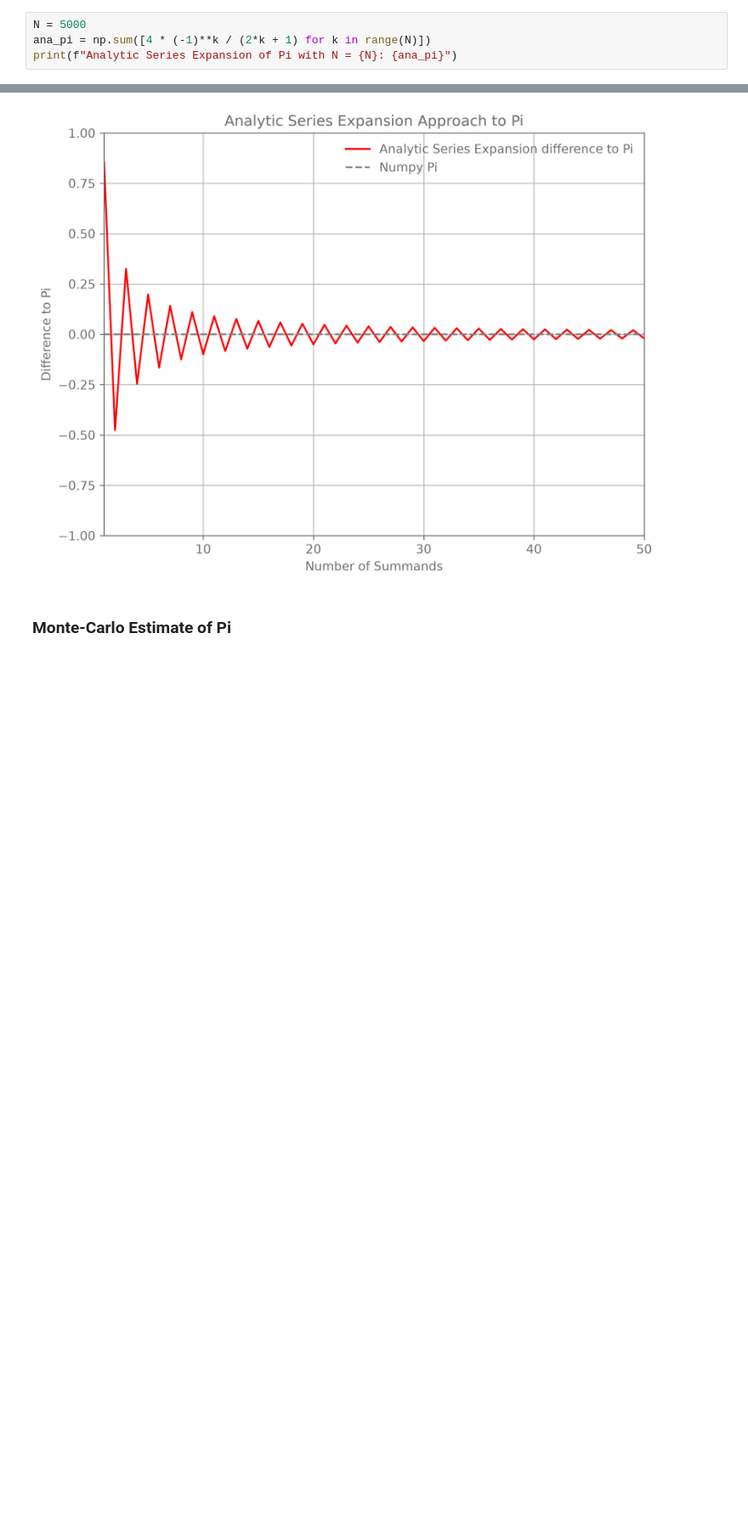
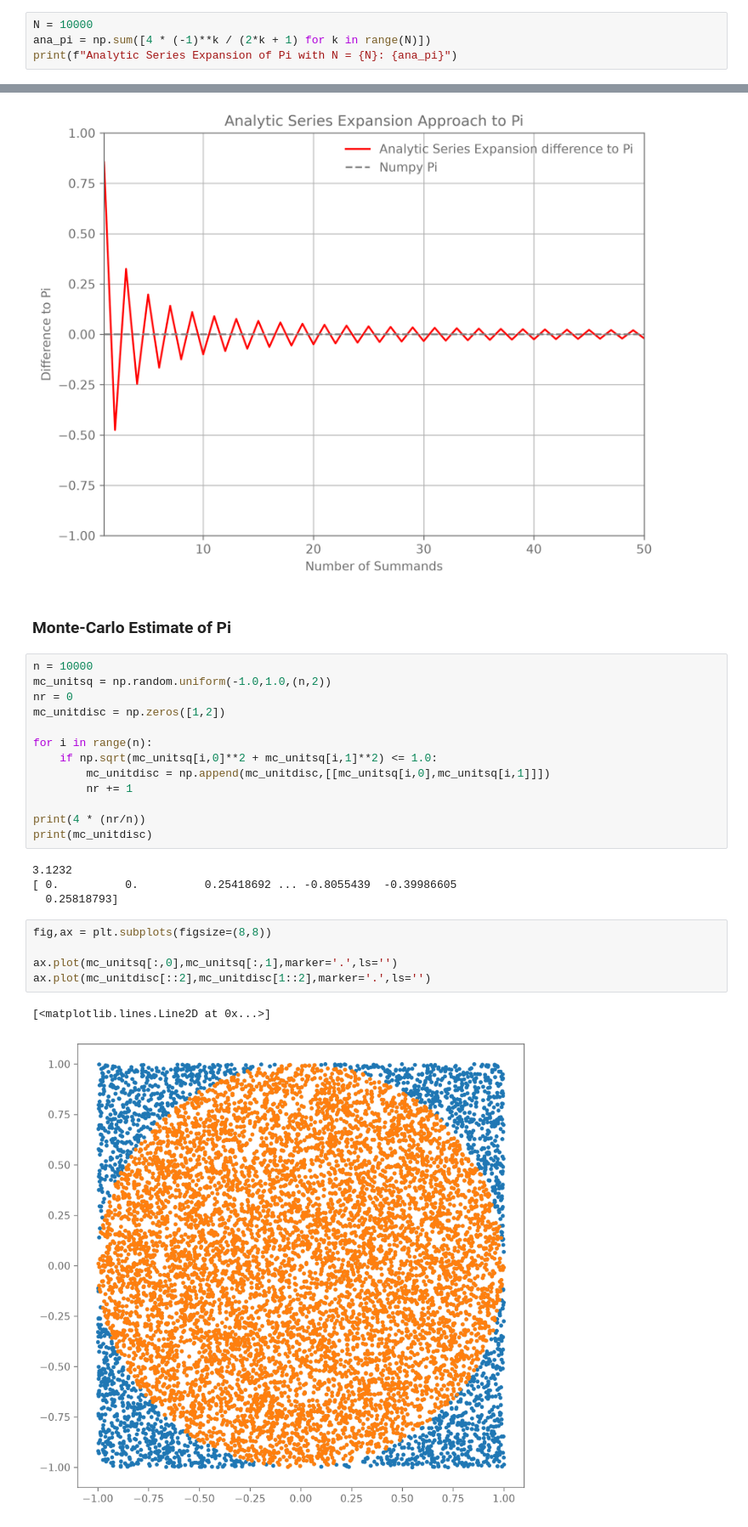
Before and after one commit to Miiirrex/Bayesian-Stats-HS2026, a Jupyter notebook: my_solutions/week1.ipynb, the cells around one changed output, grey strips where cells are left out. Shown at 85% size. Drawn from its saved outputs; the diff is of its cells as text; blank space fills up the shorter version.

```diff
--- a/my_solutions/week1.ipynb
+++ b/my_solutions/week1.ipynb
@@ -21,7 +21,7 @@ Numpy Pi: 3.141592653589793
 # %% [markdown]
 ### Analytic Series Expansion
 # %%
-N = 5000
+N = 10000
 ana_pi = np.sum([4 * (-1)**k / (2*k + 1) for k in range(N)])
 print(f"Analytic Series Expansion of Pi with N = {N}: {ana_pi}")
 # %% [output]
@@ -47,3 +47,28 @@ ax.legend()
 [figure]
 # %% [markdown]
 ### Monte-Carlo Estimate of Pi
+# %%
+n = 10000
+mc_unitsq = np.random.uniform(-1.0,1.0,(n,2))
+nr = 0
+mc_unitdisc = np.zeros([1,2])
+
+for i in range(n):
+    if np.sqrt(mc_unitsq[i,0]**2 + mc_unitsq[i,1]**2) <= 1.0:
+        mc_unitdisc = np.append(mc_unitdisc,[[mc_unitsq[i,0],mc_unitsq[i,1]]])
+        nr += 1
+
+print(4 * (nr/n))
+print(mc_unitdisc)
+# %% [output]
+3.1232
+[ 0.          0.          0.25418692 ... -0.8055439  -0.39986605
+  0.25818793]
+# %%
+fig,ax = plt.subplots(figsize=(8,8))
+
+ax.plot(mc_unitsq[:,0],mc_unitsq[:,1],marker='.',ls='')
+ax.plot(mc_unitdisc[::2],mc_unitdisc[1::2],marker='.',ls='')
+# %% [output]
+[<matplotlib.lines.Line2D at 0x...>]
+[figure, added]
```
Also changed, not shown: parts of 1 cell of this notebook.
